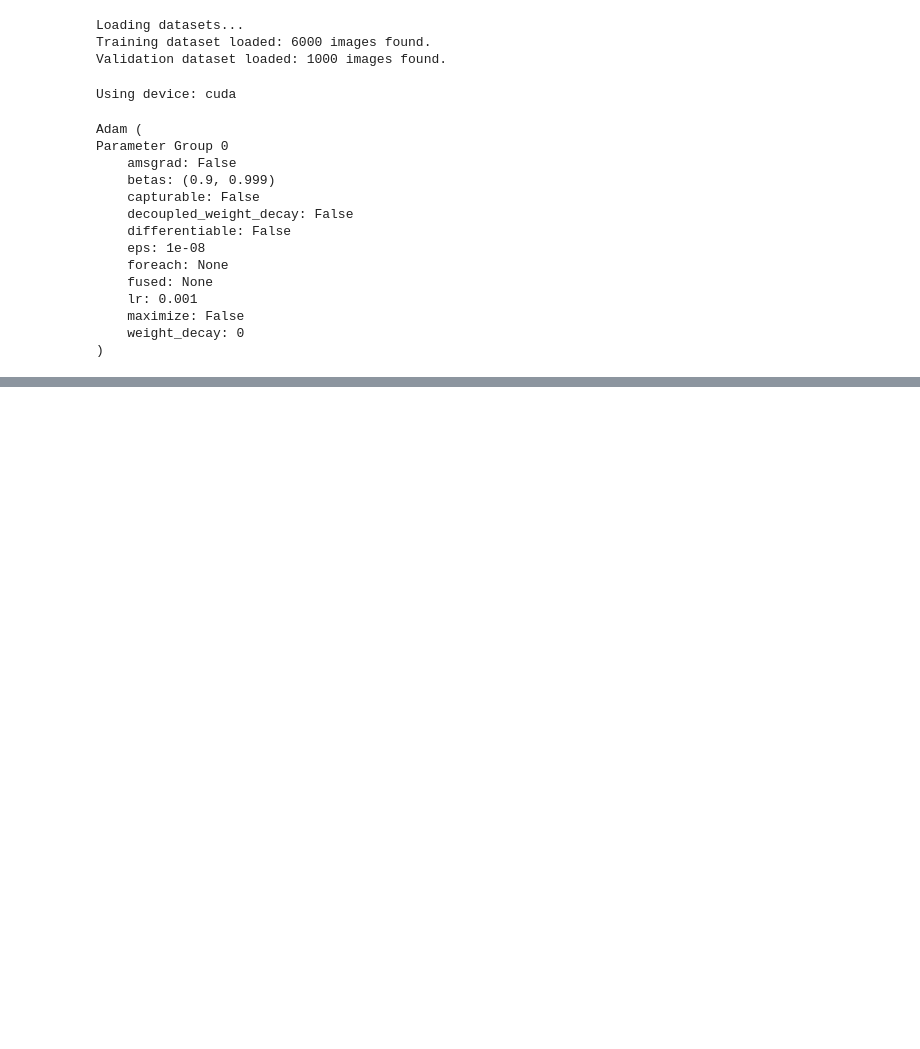
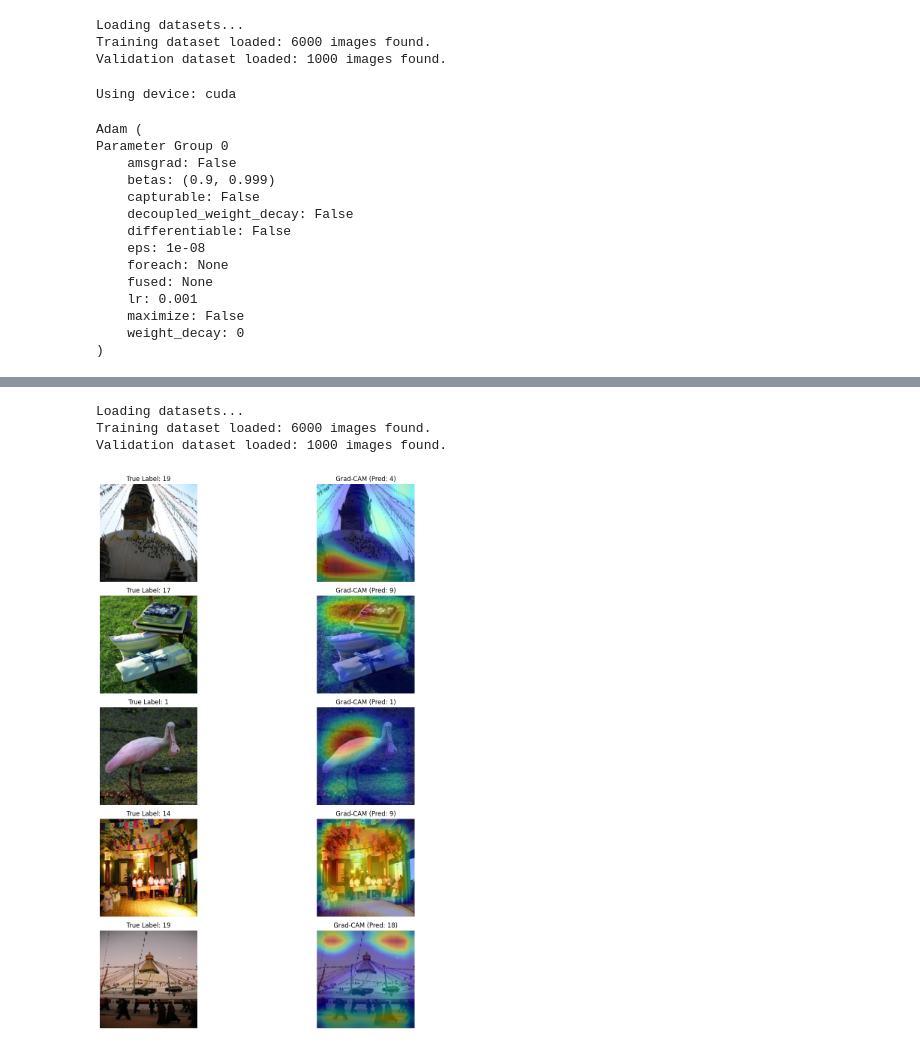
Before and after one commit to bencejdanko/imagenet-classification-mobilint-mla-100, a Jupyter notebook: 2026-03-01/alexnet-2.ipynb, the cells around one changed output, grey strips where cells are left out. Saved outputs shown, nothing was run; the diff lists cells and outputs as text; code cells hidden in the pictures; blank space fills up the shorter version.

```diff
--- a/2026-03-01/alexnet-2.ipynb
+++ b/2026-03-01/alexnet-2.ipynb
@@ -164,0 +180,11 @@ weighted avg       0.00      0.05      0.00      1000
+# %%
+_, val_loader = get_dataloaders()
+images, labels = next(iter(val_loader))
+images = images.to(device)
+masks = model.generate_gradcam(images)
+plot_gradcam_samples(images, masks, labels, model, device, num_samples=5)
+# %% [output]
+Loading datasets...
+Training dataset loaded: 6000 images found.
+Validation dataset loaded: 1000 images found.
+[figure, added]
```
Also changed, not shown: parts of 9 cells of this notebook.
